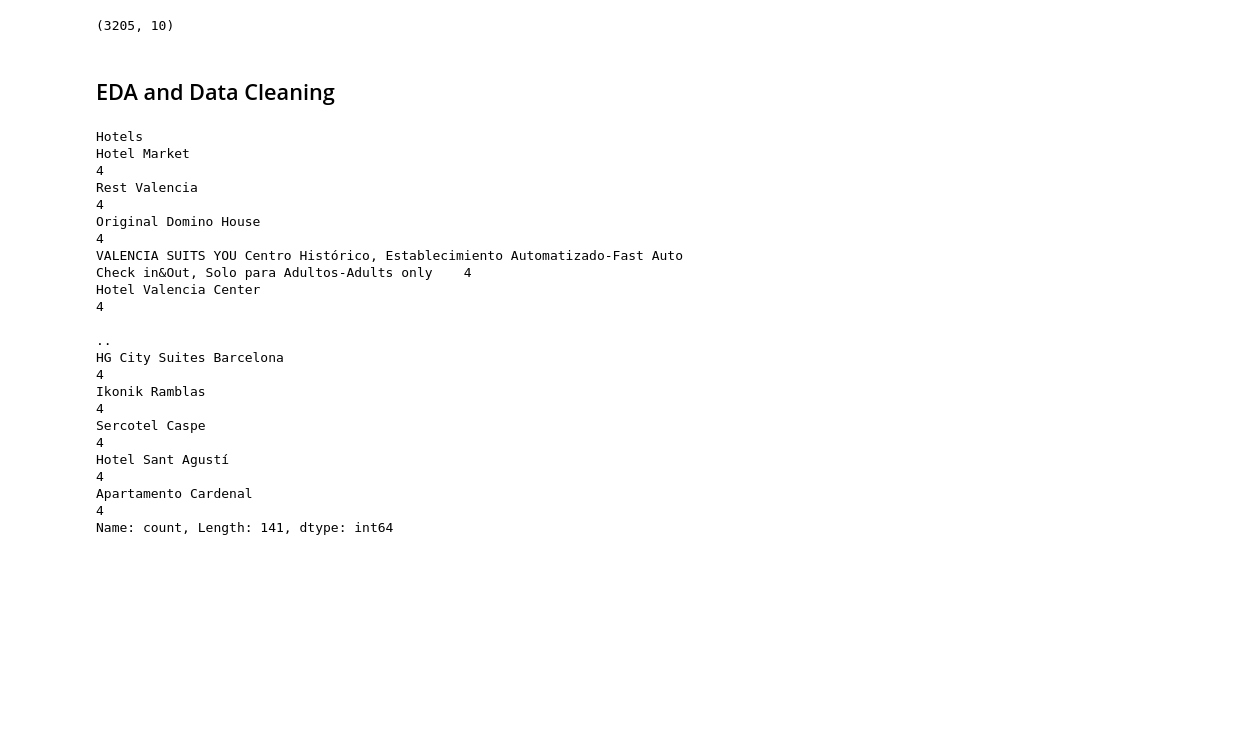
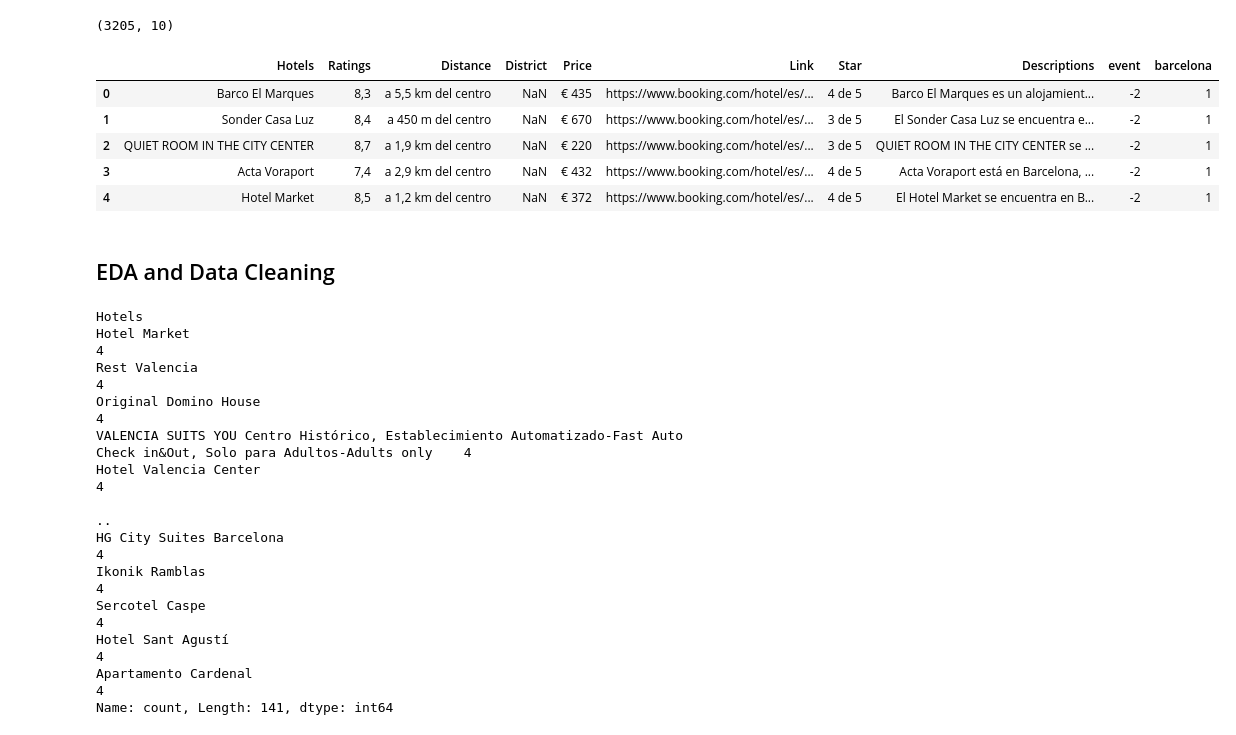
Before and after one commit to mgallon235/Bookings, a Jupyter notebook: Regressions/Regressions_Mobile.ipynb, the cells around one changed output. Drawn from its saved outputs; the diff is of its cells as text; code cells hidden in the pictures; blank space fills up the shorter version.

```diff
--- a/Regressions/Regressions_Mobile.ipynb
+++ b/Regressions/Regressions_Mobile.ipynb
@@ -56,6 +56,15 @@ df = merge_csv_files_and_add_columns(directory_path)
 df.shape
 # %% [output]
 (3205, 10)
+# %%
+df.head()
+# %% [output]
+|  | Hotels | Ratings | Distance | District | Price | Link | Star | Descriptions | event | barcelona |
+| 0 | Barco El Marques | 8,3 | a 5,5 km del centro | NaN | € 435 | https://www.booking.com/hotel/es/... | 4 de 5 | Barco El Marques es un alojamient... | -2 | 1 |
+| 1 | Sonder Casa Luz | 8,4 | a 450 m del centro | NaN | € 670 | https://www.booking.com/hotel/es/... | 3 de 5 | El Sonder Casa Luz se encuentra e... | -2 | 1 |
+| 2 | QUIET ROOM IN THE CITY CENTER | 8,7 | a 1,9 km del centro | NaN | € 220 | https://www.booking.com/hotel/es/... | 3 de 5 | QUIET ROOM IN THE CITY CENTER se ... | -2 | 1 |
+| 3 | Acta Voraport | 7,4 | a 2,9 km del centro | NaN | € 432 | https://www.booking.com/hotel/es/... | 4 de 5 | Acta Voraport está en Barcelona, ... | -2 | 1 |
+| 4 | Hotel Market | 8,5 | a 1,2 km del centro | NaN | € 372 | https://www.booking.com/hotel/es/... | 4 de 5 | El Hotel Market se encuentra en B... | -2 | 1 |
 # %% [markdown]
 ## EDA and Data Cleaning
 # %%
```
Also changed, not shown: parts of 6 cells of this notebook.
